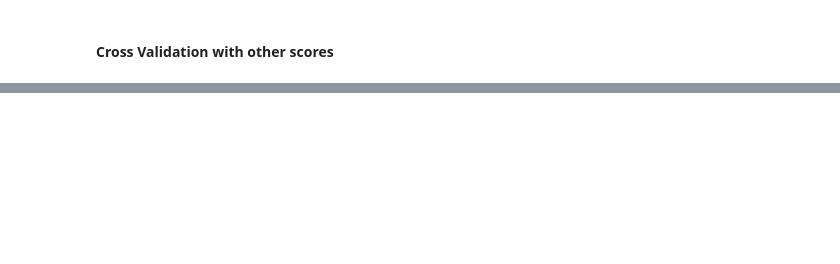
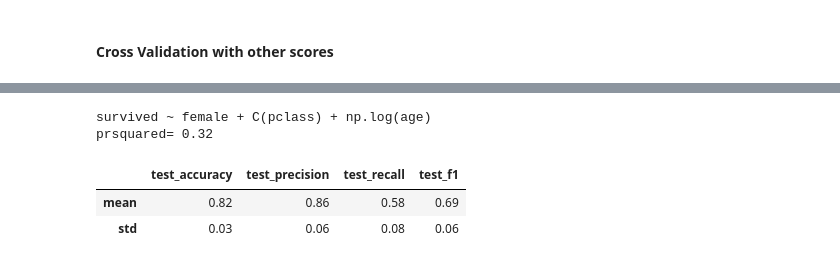
Before and after one commit to code4journalism/machine-learning, a Jupyter notebook: classification-3-titanic.ipynb, the cells around one changed output, grey strips where cells are left out. Saved outputs shown, nothing was run; the diff lists cells and outputs as text; code cells hidden in the pictures; blank space fills up the shorter version.

```diff
--- a/classification-3-titanic.ipynb
+++ b/classification-3-titanic.ipynb
@@ -294,0 +343,8 @@ pd.DataFrame(scores).describe().round(2)[1:3]
+# %%
+get_logistic_regression_predictions("survived ~ female + C(pclass) + np.log(age)", df)
+# %% [output]
+survived ~ female + C(pclass) + np.log(age)
+prsquared= 0.32
+|  | test_accuracy | test_precision | test_recall | test_f1 |
+| mean | 0.82 | 0.86 | 0.58 | 0.69 |
+| std | 0.03 | 0.06 | 0.08 | 0.06 |
```
Also changed, not shown: parts of 19 cells of this notebook.
